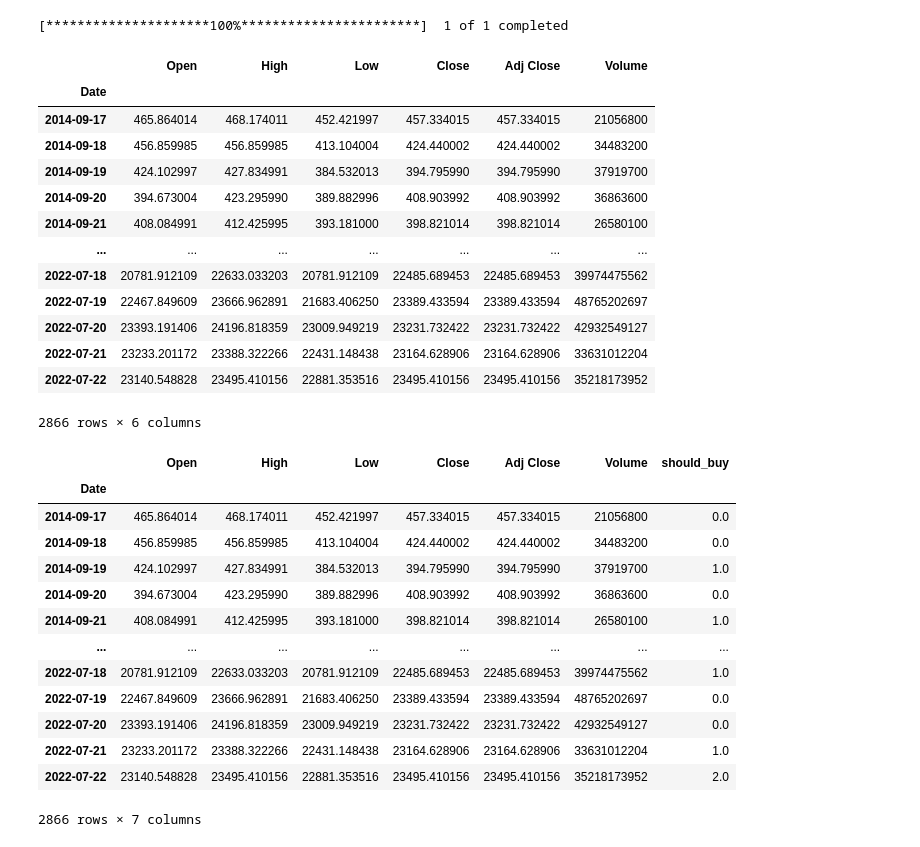
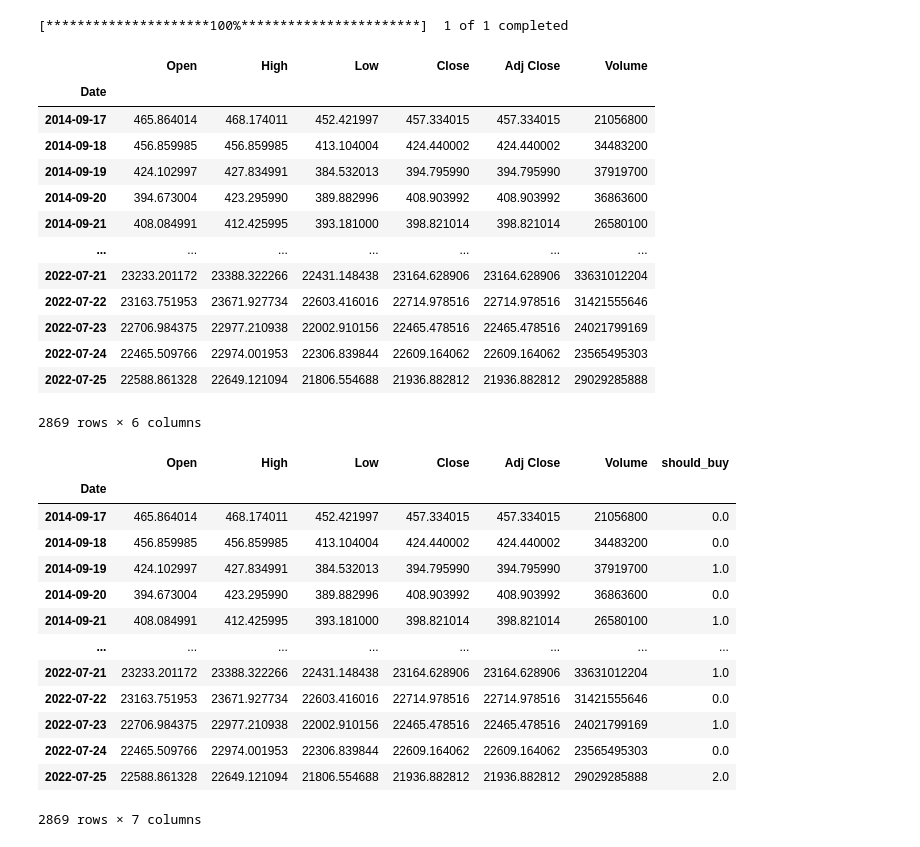
Before and after one commit to gtachev/quant, a Jupyter notebook: bitcoin_buy_classification.ipynb, the cells around one changed output. Cells and saved outputs as stored; diff of their text form; code cells hidden in the pictures.

```diff
--- a/bitcoin_buy_classification.ipynb
+++ b/bitcoin_buy_classification.ipynb
@@ -7,7 +7,9 @@ import pandas as pd
 import numpy as np
 # %%
 import yfinance as yf
-df = yf.download('BTC-USD', '2012-01-01')
+#interval: data interval (intraday data cannot extend last 60 days)
+# Valid intervals are: 1m, 2m, 5m, 15m, 30m, 60m, 90m, 1h, 1d, 5d, 1wk, 1mo, 3mo
+df = yf.download('BTC-USD', '2010-06-01', interval='1d')
 df
 # %% [output]
 [*********************100%***********************]  1 of 1 completed
@@ -19,39 +21,40 @@ df
 | 2014-09-20 | 394.673004 | 423.295990 | 389.882996 | 408.903992 | 408.903992 | 36863600 |
 | 2014-09-21 | 408.084991 | 412.425995 | 393.181000 | 398.821014 | 398.821014 | 26580100 |
 | ... | ... | ... | ... | ... | ... | ... |
-| 2022-07-18 | 20781.912109 | 22633.033203 | 20781.912109 | 22485.689453 | 22485.689453 | 39974475562 |
-| 2022-07-19 | 22467.849609 | 23666.962891 | 21683.406250 | 23389.433594 | 23389.433594 | 48765202697 |
-| 2022-07-20 | 23393.191406 | 24196.818359 | 23009.949219 | 23231.732422 | 23231.732422 | 42932549127 |
 | 2022-07-21 | 23233.201172 | 23388.322266 | 22431.148438 | 23164.628906 | 23164.628906 | 33631012204 |
-| 2022-07-22 | 23140.548828 | 23495.410156 | 22881.353516 | 23495.410156 | 23495.410156 | 35218173952 |
+| 2022-07-22 | 23163.751953 | 23671.927734 | 22603.416016 | 22714.978516 | 22714.978516 | 31421555646 |
+| 2022-07-23 | 22706.984375 | 22977.210938 | 22002.910156 | 22465.478516 | 22465.478516 | 24021799169 |
+| 2022-07-24 | 22465.509766 | 22974.001953 | 22306.839844 | 22609.164062 | 22609.164062 | 23565495303 |
+| 2022-07-25 | 22588.861328 | 22649.121094 | 21806.554688 | 21936.882812 | 21936.882812 | 29029285888 |
-2866 rows × 6 columns
+2869 rows × 6 columns
 # %%
 # add should_buy column based on next interval price
 buy = np.array([])
 for i in range(len(df['Close'])-1):
-    if df['Close'][i+1] > df['Close'][i]:
+    # if at least 1% up next period, not less than 3% down
+    if (df['High'][i+1] > df['Close'][i] * 1.01 and df['Low'][i+1] > df['Close'][i] * 0.97):
         buy = np.append(buy, 1)
     else:
         buy = np.append(buy, 0)
 buy = np.append(buy, 2) # latest row, we don't know next value
 df['should_buy'] = buy
 
 df
 # %% [output]
 |  | Open | High | Low | Close | Adj Close | Volume | should_buy |
 | Date |  |  |  |  |  |  |  |
 | 2014-09-17 | 465.864014 | 468.174011 | 452.421997 | 457.334015 | 457.334015 | 21056800 | 0.0 |
 | 2014-09-18 | 456.859985 | 456.859985 | 413.104004 | 424.440002 | 424.440002 | 34483200 | 0.0 |
 | 2014-09-19 | 424.102997 | 427.834991 | 384.532013 | 394.795990 | 394.795990 | 37919700 | 1.0 |
 | 2014-09-20 | 394.673004 | 423.295990 | 389.882996 | 408.903992 | 408.903992 | 36863600 | 0.0 |
 | 2014-09-21 | 408.084991 | 412.425995 | 393.181000 | 398.821014 | 398.821014 | 26580100 | 1.0 |
 | ... | ... | ... | ... | ... | ... | ... | ... |
-| 2022-07-18 | 20781.912109 | 22633.033203 | 20781.912109 | 22485.689453 | 22485.689453 | 39974475562 | 1.0 |
-| 2022-07-19 | 22467.849609 | 23666.962891 | 21683.406250 | 23389.433594 | 23389.433594 | 48765202697 | 0.0 |
-| 2022-07-20 | 23393.191406 | 24196.818359 | 23009.949219 | 23231.732422 | 23231.732422 | 42932549127 | 0.0 |
 | 2022-07-21 | 23233.201172 | 23388.322266 | 22431.148438 | 23164.628906 | 23164.628906 | 33631012204 | 1.0 |
-| 2022-07-22 | 23140.548828 | 23495.410156 | 22881.353516 | 23495.410156 | 23495.410156 | 35218173952 | 2.0 |
+| 2022-07-22 | 23163.751953 | 23671.927734 | 22603.416016 | 22714.978516 | 22714.978516 | 31421555646 | 0.0 |
+| 2022-07-23 | 22706.984375 | 22977.210938 | 22002.910156 | 22465.478516 | 22465.478516 | 24021799169 | 1.0 |
+| 2022-07-24 | 22465.509766 | 22974.001953 | 22306.839844 | 22609.164062 | 22609.164062 | 23565495303 | 0.0 |
+| 2022-07-25 | 22588.861328 | 22649.121094 | 21806.554688 | 21936.882812 | 21936.882812 | 29029285888 | 2.0 |
-2866 rows × 7 columns
+2869 rows × 7 columns
 # %%
 from ta import add_all_ta_features
 from ta.utils import dropna
```
Also changed, not shown: parts of 16 cells of this notebook.
